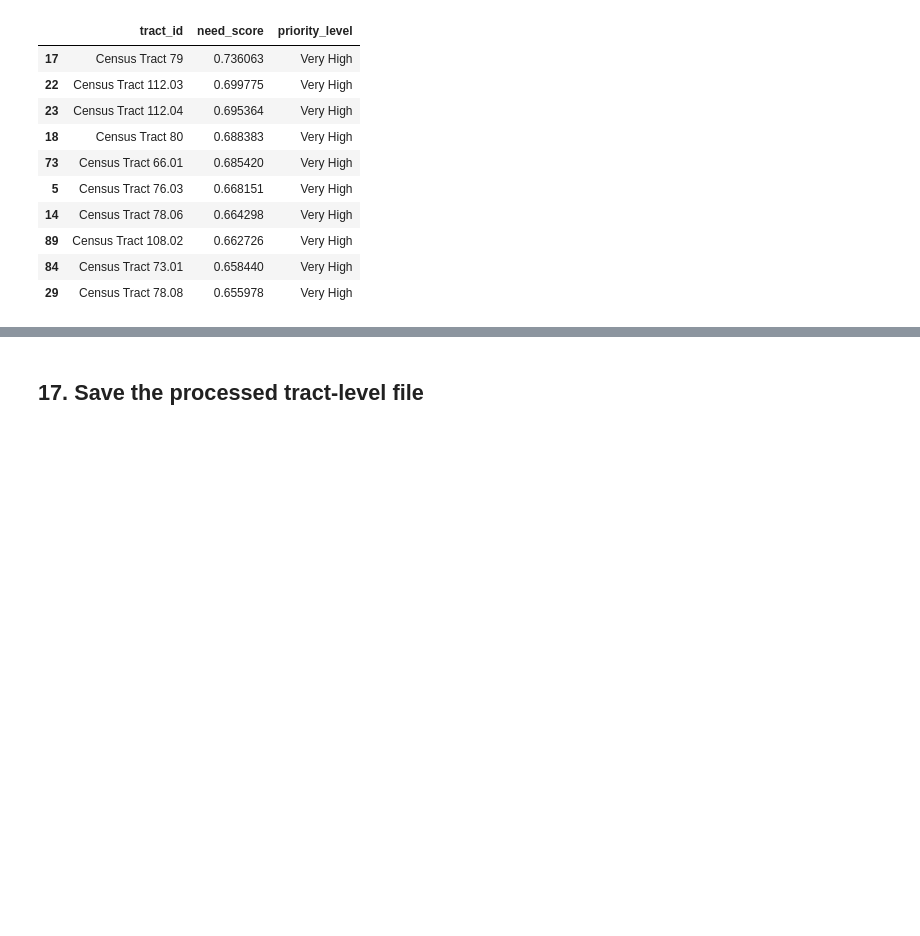
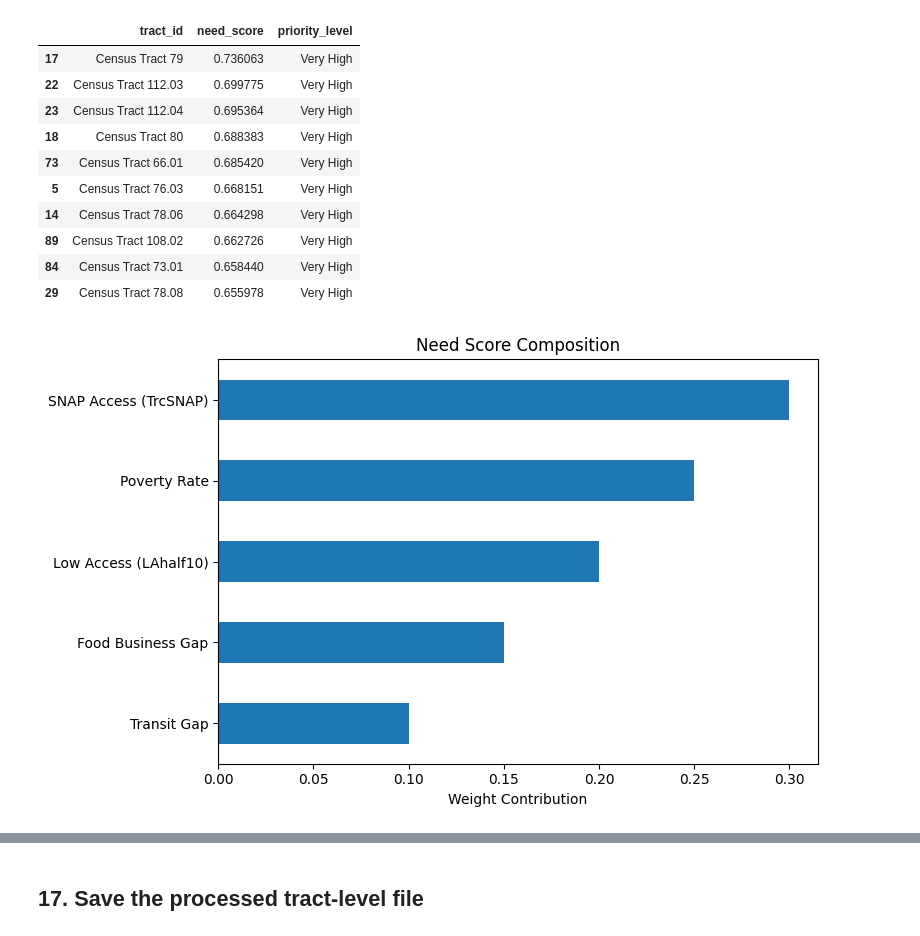
Before and after one commit to savannah-drake/fresh-food-access-dashboard, a Jupyter notebook: FreshFoodAcessDashboard-InvestATL/notebooks/fresh_food_access_dashboard_build_no_snap.ipynb, the cells around one changed output, grey strips where cells are left out. Cells and saved outputs as stored; diff of their text form; code cells hidden in the pictures; blank space fills up the shorter version.

```diff
--- a/FreshFoodAcessDashboard-InvestATL/notebooks/fresh_food_access_dashboard_build_no_snap.ipynb
+++ b/FreshFoodAcessDashboard-InvestATL/notebooks/fresh_food_access_dashboard_build_no_snap.ipynb
@@ -312,3 +311,27 @@ tracts[['tract_id', 'need_score', 'priority_level']].sort_values('need_score', a
 | 89 | Census Tract 108.02 | 0.662726 | Very High |
 | 84 | Census Tract 73.01 | 0.658440 | Very High |
 | 29 | Census Tract 78.08 | 0.655978 | Very High |
+# %%
+import pandas as pd
+import matplotlib.pyplot as plt
+
+weights = pd.Series({
+    'SNAP Access (TrcSNAP)': 0.30,
+    'Poverty Rate': 0.25,
+    'Low Access (LAhalf10)': 0.20,
+    'Food Business Gap': 0.15,
+    'Transit Gap': 0.10
+})
+
+weights = weights.sort_values()
+
+plt.figure(figsize=(8,5))
+weights.plot(kind='barh')
+
+plt.xlabel('Weight Contribution')
+plt.title('Need Score Composition')
+
+plt.tight_layout()
+plt.show()
+# %% [output]
+[figure, added]
```
Also changed, not shown: parts of 22 cells of this notebook, 7 other files.
